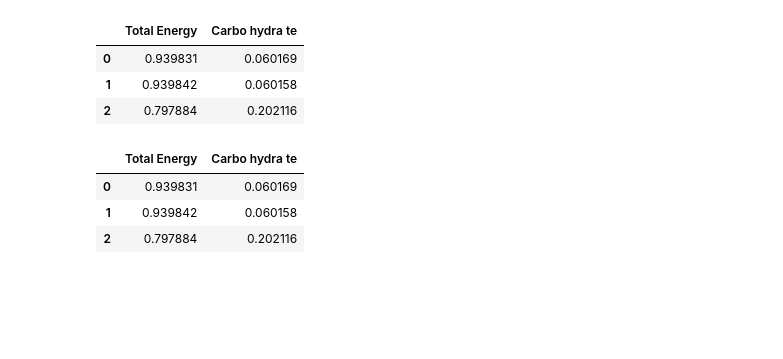
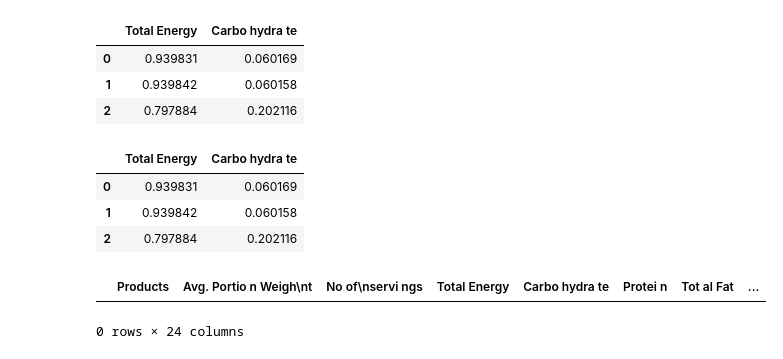
Before and after one commit to MariyaYu/Lesson_1, a Jupyter notebook: Untitled10.ipynb, the cells around one changed output. Cells and saved outputs as stored; diff of their text form; code cells hidden in the pictures; blank space fills up the shorter version.

```diff
--- a/Untitled10.ipynb
+++ b/Untitled10.ipynb
@@ -182,3 +182,9 @@ normalized_df
 | 0 | 0.939831 | 0.060169 |
 | 1 | 0.939842 | 0.060158 |
 | 2 | 0.797884 | 0.202116 |
+# %%
+data.dropna()
+# Удаление строки с хотя бы одним пропуском
+# %% [output]
+|  | Products | Avg. Portio n Weigh\nt | No of\nservi ngs | Total Energy | Carbo hydra te | Protei n | Tot al Fat | ... |
+0 rows × 24 columns
```
Also changed, not shown: parts of 3 cells of this notebook.
